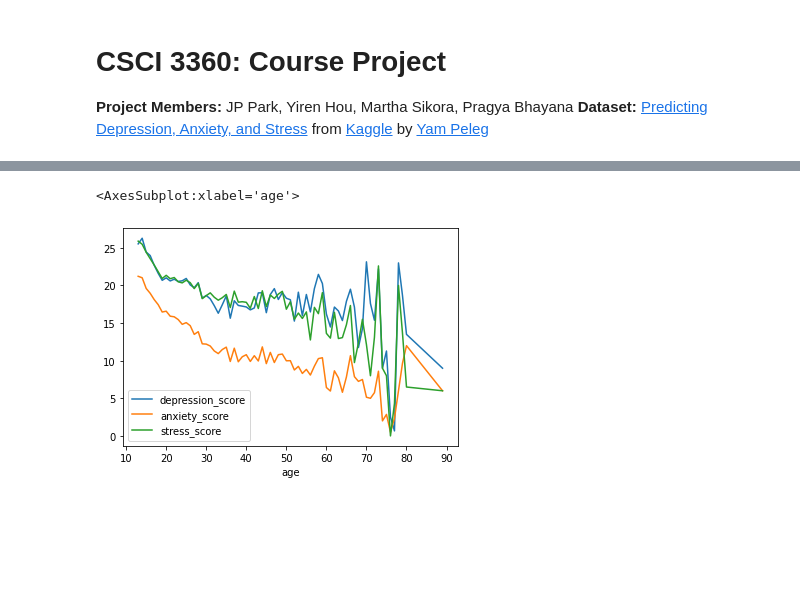
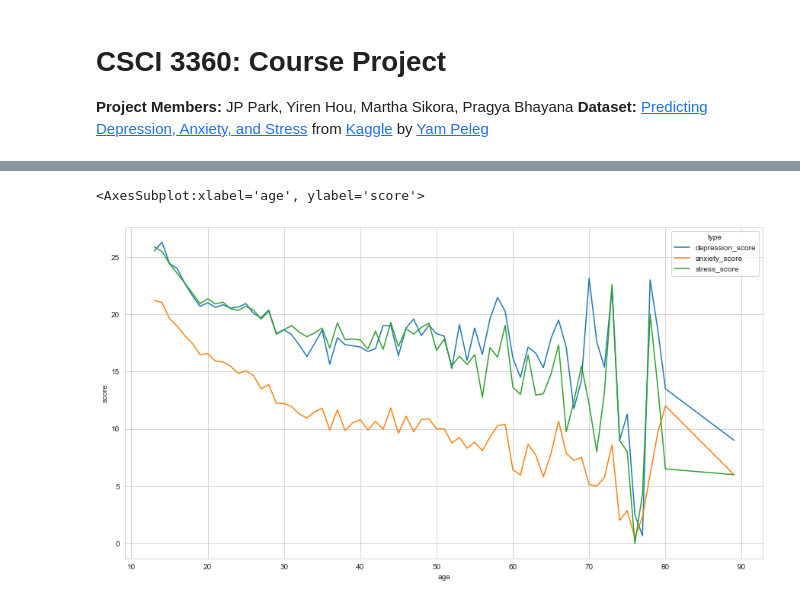
Before and after one commit to JP1128/Machine-Learning-DASS, a Jupyter notebook: course_project.ipynb, the cells around one changed output, grey strips where cells are left out. Saved outputs shown, nothing was run; the diff lists cells and outputs as text; code cells hidden in the pictures; blank space fills up the shorter version.

```diff
--- a/course_project.ipynb
+++ b/course_project.ipynb
@@ -48,8 +50,8 @@ fig.tight_layout()
-# %%
-fig, ax = plt.subplots()
-
-age_group = df.groupby('age')
-age_group[score_cols].mean().plot(ax=ax)
-# %% [output]
-<AxesSubplot:xlabel='age'>
-[figure, removed]
+# %%
+fig, ax = plt.subplots(figsize=(15, 8))
+
+sn.lineplot(ax=ax, x='age', y='score', hue='type', ci=None,
+            data=df.melt('age', score_cols, 'type', 'score'))
+# %% [output]
+<AxesSubplot:xlabel='age', ylabel='score'>
+[figure, added]
```
Also changed, not shown: parts of 13 cells of this notebook, 1 other file.
